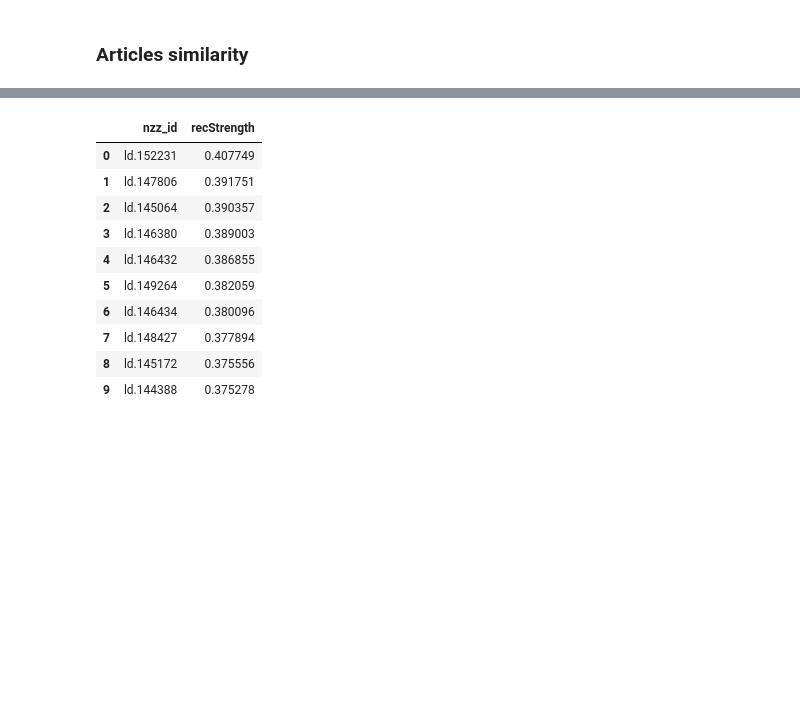
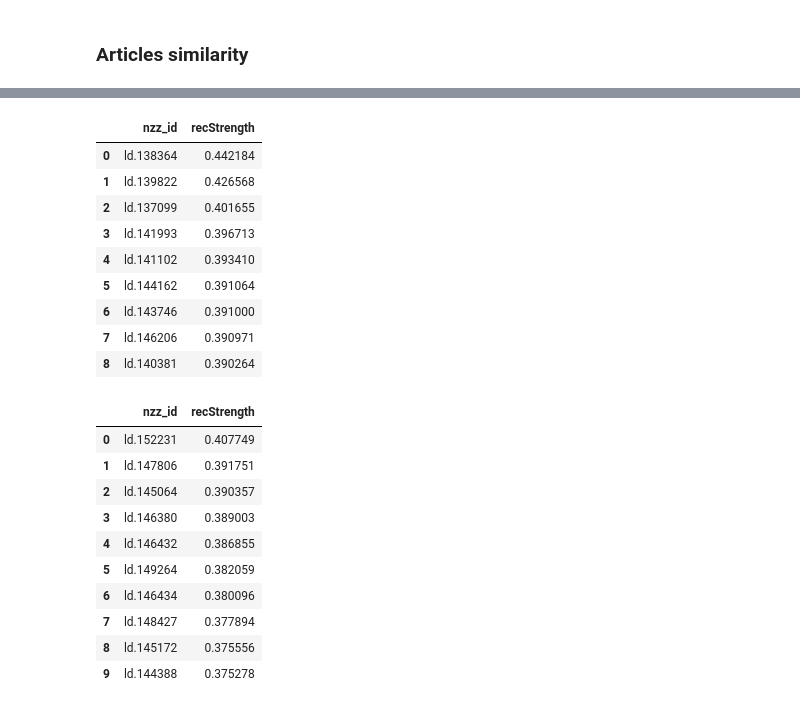
Before and after one commit to amakarewicz/RecommenderSystem, a Jupyter notebook: Agata/articles_similarity_keywords.ipynb, the cells around one changed output, grey strips where cells are left out. Saved outputs shown, nothing was run; the diff lists cells and outputs as text; code cells hidden in the pictures; blank space fills up the shorter version.

```diff
--- a/Agata/articles_similarity_keywords.ipynb
+++ b/Agata/articles_similarity_keywords.ipynb
@@ -96,39 +87,49 @@ recs
 # %%
-        id_list = list(person_recs['nzz_id'])
-        # extracting indices of those articles (in articles_db)
-        indices = self.articles_db[self.articles_db.nzz_id.isin(id_list)].index.tolist()
+id_list = list(person_recs['nzz_id'])
+# extracting indices of those articles (in articles_db)
+indices = articles[articles.nzz_id.isin(id_list)].index.tolist()
 
-        # extracting pairs of similar articles based on cosine similarities between vectors
-        matrix_lower = np.tril(cosine_similarity(self.matrix[indices]))
-        np.fill_diagonal(matrix_lower, 0)
-        similar_pairs = np.where(matrix_lower>=article_similarity)
-        similar_df = pd.DataFrame(np.column_stack(similar_pairs),columns=['first_art','second_art'])
+# extracting pairs of similar articles based on cosine similarities between vectors
+matrix_lower = np.tril(cosine_similarity(matrix[indices]))
+np.fill_diagonal(matrix_lower, 0)
+similar_pairs = np.where(matrix_lower>=0.5)
+similar_df = pd.DataFrame(np.column_stack(similar_pairs),columns=['first_art','second_art'])
 
-        # extracting keywords for each pair and computing similrity between them
-        for i in range(len(similar_df)):
-            id_1 = similar_df.loc[i,'first_art']
-            sorted_1 = np.argsort(self.matrix[id_1].data)[:-(5+1):-1]
-            key_1 = np.array(feature_names)[self.matrix[id_1].indices[sorted_1]]
-            id_2 = similar_df.loc[i,'second_art']
-            sorted_2 = np.argsort(self.matrix[id_2].data)[:-(5+1):-1]
-            key_2 = np.array(feature_names)[self.matrix[id_2].indices[sorted_2]]
+# extracting keywords for each pair and computing similrity between them
+for i in range(len(similar_df)):
+    id_1 = similar_df.loc[i,'first_art']
+    sorted_1 = np.argsort(matrix[id_1].data)[:-(5+1):-1]
+    key_1 = np.array(feature_names)[matrix[id_1].indices[sorted_1]]
+    id_2 = similar_df.loc[i,'second_art']
+    sorted_2 = np.argsort(matrix[id_2].data)[:-(5+1):-1]
+    key_2 = np.array(feature_names)[matrix[id_2].indices[sorted_2]]
 
-            # vectorization of keywords
-            key_vec_1 = [model.get_word_vector(x) for x in key_1]
-            key_vec_2 = [model.get_word_vector(x) for x in key_2]
+    # vectorization of keywords
+    key_vec_1 = [fasttext_model.get_word_vector(x) for x in key_1]
+    key_vec_2 = [fasttext_model.get_word_vector(x) for x in key_2]
 
-            # handling occurences of empty articles
-            if not key_vec_1: key_vec_1 = [model.get_word_vector('') for i in range(5)]
-            if not key_vec_2: key_vec_2 = [model.get_word_vector('') for i in range(5)]
+    # handling occurences of empty articles
+    if not key_vec_1: key_vec_1 = [fasttext_model.get_word_vector('') for i in range(5)]
+    if not key_vec_2: key_vec_2 = [fasttext_model.get_word_vector('') for i in range(5)]
 
-            # computing similarity
-            cos_matrix = [[cosine_similarity(x.reshape(1,-1),y.reshape(1,-1)) for x in key_vec_1] for y in key_vec_2]
-            similarity = np.mean(cos_matrix)
-            similar_df['similarity'] = similarity
+    print(len(key_vec_1))
+    key_vec_1_sum = [0]*300
+    key_vec_2_sum = [0]*300
+    for j in range(5):
+        key_vec_1_sum += key_vec_1[j]
+        key_vec_2_sum += key_vec_2[j]
+    print(len(key_vec_1_sum))
 
+    # computing similarity
+    #cos_matrix = [[cosine_similarity(x.reshape(1,-1),y.reshape(1,-1)) for x in key_vec_1] for y in key_vec_2]
+    similarity = cosine_similarity(key_vec_1_sum.reshape(1,-1), key_vec_2_sum.reshape(1,-1))
+    print(similarity)
+    similar_df.loc[i,'similarity'] = similarity[0][0]
+    print(similar_df)
         # filtering the recommendations
-        new_indices = [x for i, x in enumerate(indices) if i not in list(similar_df.loc[similar_df.similarity >= keyword_similarity, 'first_art'])]
-        filtered_recs_ind = self.articles_db.loc[new_indices, 'nzz_id']
+new_indices = [x for i, x in enumerate(indices) if i not in list(similar_df.loc[similar_df.similarity >= 0.3, 'first_art'])]
+filtered_recs_ind = articles.loc[new_indices, 'nzz_id']
 
-        new_recs = person_recs.loc[person_recs.nzz_id.isin(list(filtered_recs_ind))]
-        return new_recs
+new_recs = person_recs.loc[person_recs.nzz_id.isin(list(filtered_recs_ind))]
+new_recs
+# %% [output]
@@ -135,3 +153,13 @@ recs
+|  | nzz_id | recStrength |
+| 0 | ld.138364 | 0.442184 |
+| 1 | ld.139822 | 0.426568 |
+| 2 | ld.137099 | 0.401655 |
+| 3 | ld.141993 | 0.396713 |
+| 4 | ld.141102 | 0.393410 |
+| 5 | ld.144162 | 0.391064 |
+| 6 | ld.143746 | 0.391000 |
+| 7 | ld.146206 | 0.390971 |
+| 8 | ld.140381 | 0.390264 |
 # %%
 content_based_recommender_model.filter_out_similar(recs, feature_names = feat_names, model=fasttext_model, article_similarity=0.3,
                                                     keyword_similarity=0.2)
```
Also changed, not shown: parts of 8 cells of this notebook.
